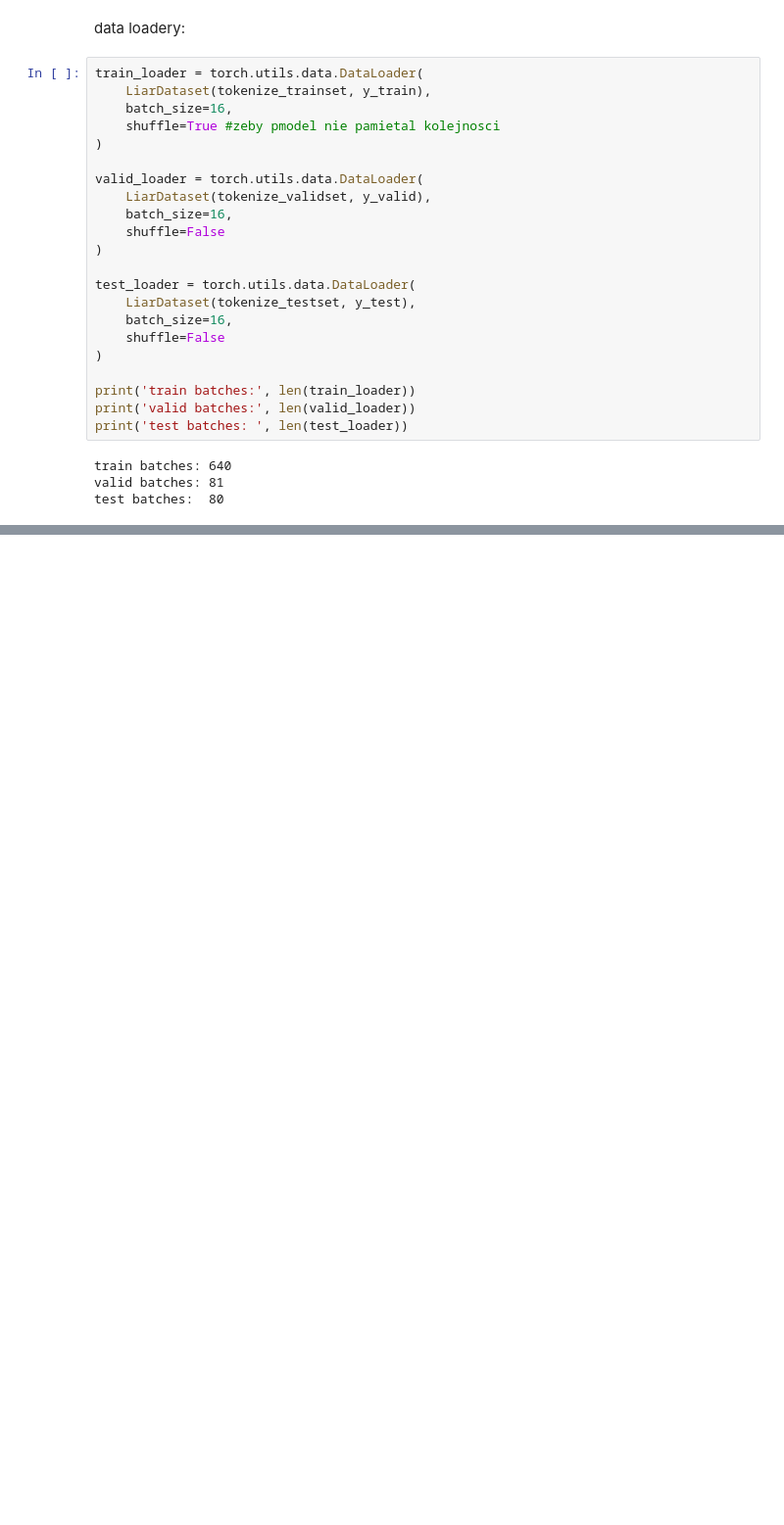
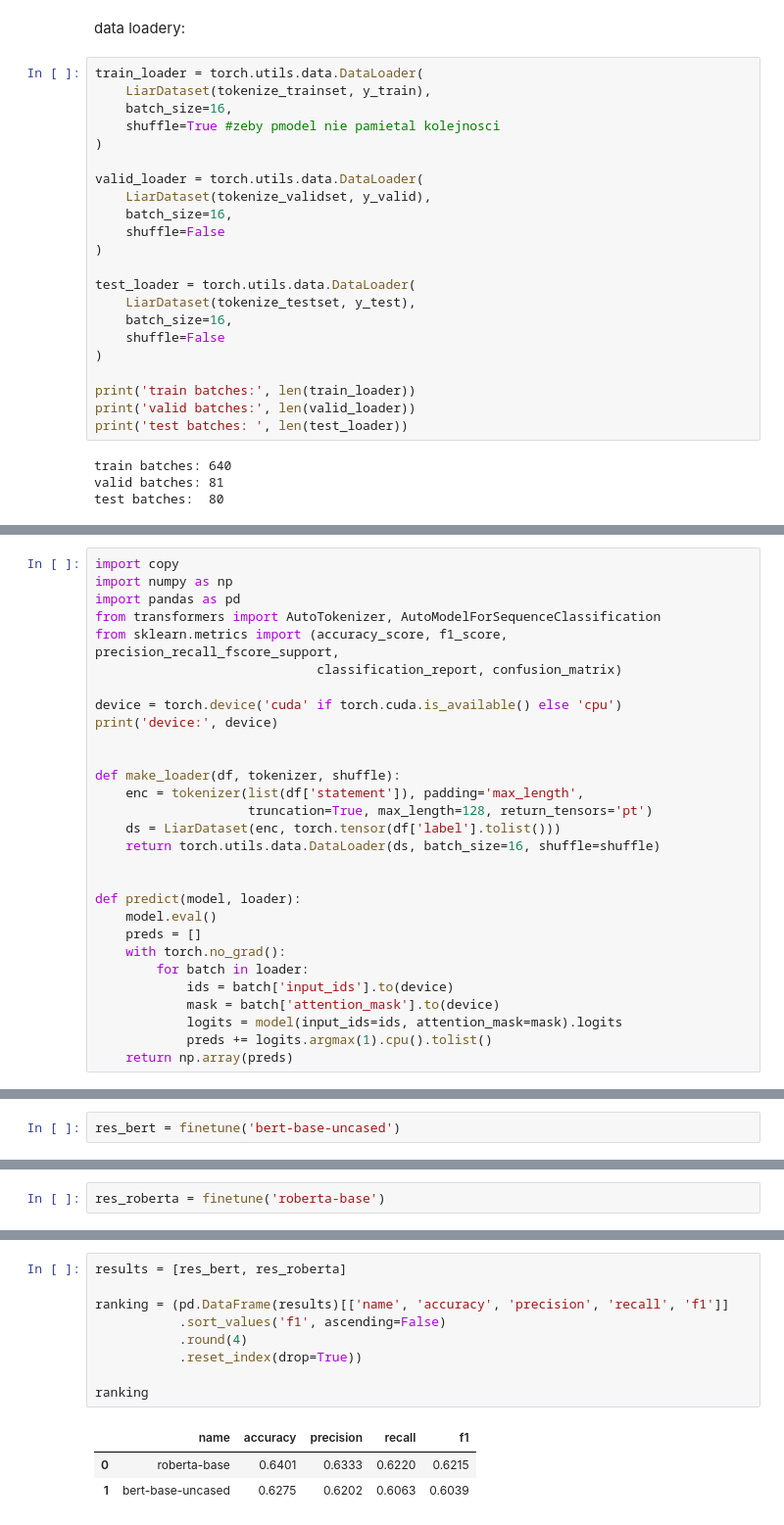
Before and after one commit to juliaprzezdzik/fake-news-detector, a Jupyter notebook: fakenewsdet.ipynb, the cells around one changed output, grey strips where cells are left out. Shown at 98% size. Saved outputs shown, nothing was run; the diff lists cells and outputs as text; blank space fills up the shorter version.

```diff
--- a/fakenewsdet.ipynb
+++ b/fakenewsdet.ipynb
@@ -315,0 +325,29 @@ test batches:  80
+# %%
+import copy
+import numpy as np
+import pandas as pd
+from transformers import AutoTokenizer, AutoModelForSequenceClassification
+from sklearn.metrics import (accuracy_score, f1_score, precision_recall_fscore_support,
+                             classification_report, confusion_matrix)
+
+device = torch.device('cuda' if torch.cuda.is_available() else 'cpu')
+print('device:', device)
+
+
+def make_loader(df, tokenizer, shuffle):
+    enc = tokenizer(list(df['statement']), padding='max_length',
+                    truncation=True, max_length=128, return_tensors='pt')
+    ds = LiarDataset(enc, torch.tensor(df['label'].tolist()))
+    return torch.utils.data.DataLoader(ds, batch_size=16, shuffle=shuffle)
+
+
+def predict(model, loader):
+    model.eval()
+    preds = []
+    with torch.no_grad():
+        for batch in loader:
+            ids = batch['input_ids'].to(device)
+            mask = batch['attention_mask'].to(device)
+            logits = model(input_ids=ids, attention_mask=mask).logits
+            preds += logits.argmax(1).cpu().tolist()
+    return np.array(preds)
@@ -315,0 +392,2 @@ test batches:  80
+# %%
+res_bert = finetune('bert-base-uncased')
@@ -315,0 +415,2 @@ test batches:  80
+# %%
+res_roberta = finetune('roberta-base')
@@ -315,0 +438,13 @@ test batches:  80
+# %%
+results = [res_bert, res_roberta]
+
+ranking = (pd.DataFrame(results)[['name', 'accuracy', 'precision', 'recall', 'f1']]
+           .sort_values('f1', ascending=False)
+           .round(4)
+           .reset_index(drop=True))
+
+ranking
+# %% [output]
+|  | name | accuracy | precision | recall | f1 |
+| 0 | roberta-base | 0.6401 | 0.6333 | 0.6220 | 0.6215 |
+| 1 | bert-base-uncased | 0.6275 | 0.6202 | 0.6063 | 0.6039 |
```
Also changed, not shown: parts of 15 cells of this notebook.
